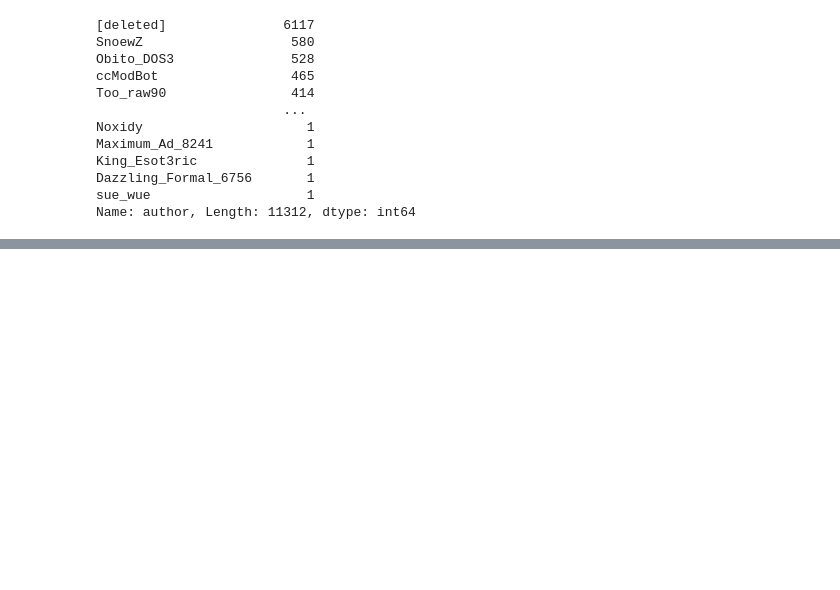
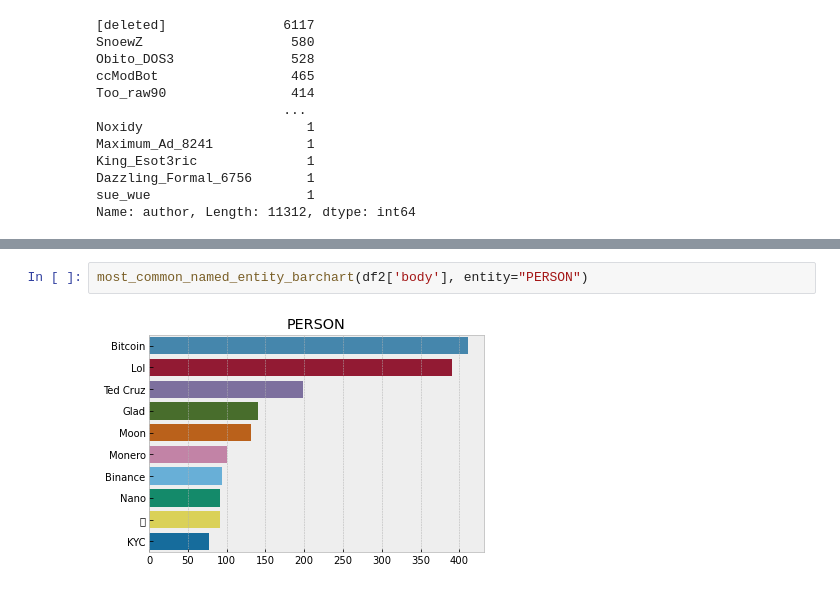
Before and after one commit to dplem/Cryptocurrency-Market-Forecasting, a Jupyter notebook: Notebooks/Exploratory_Analysis.ipynb, the cells around one changed output, grey strips where cells are left out. Drawn from its saved outputs; the diff is of its cells as text; blank space fills up the shorter version.

```diff
--- a/Notebooks/Exploratory_Analysis.ipynb
+++ b/Notebooks/Exploratory_Analysis.ipynb
@@ -554,0 +606,4 @@ Name: author, Length: 11312, dtype: int64
+# %%
+most_common_named_entity_barchart(df2['body'], entity="PERSON")
+# %% [output]
+[figure, added]
```
Also changed, not shown: parts of 25 cells of this notebook.
